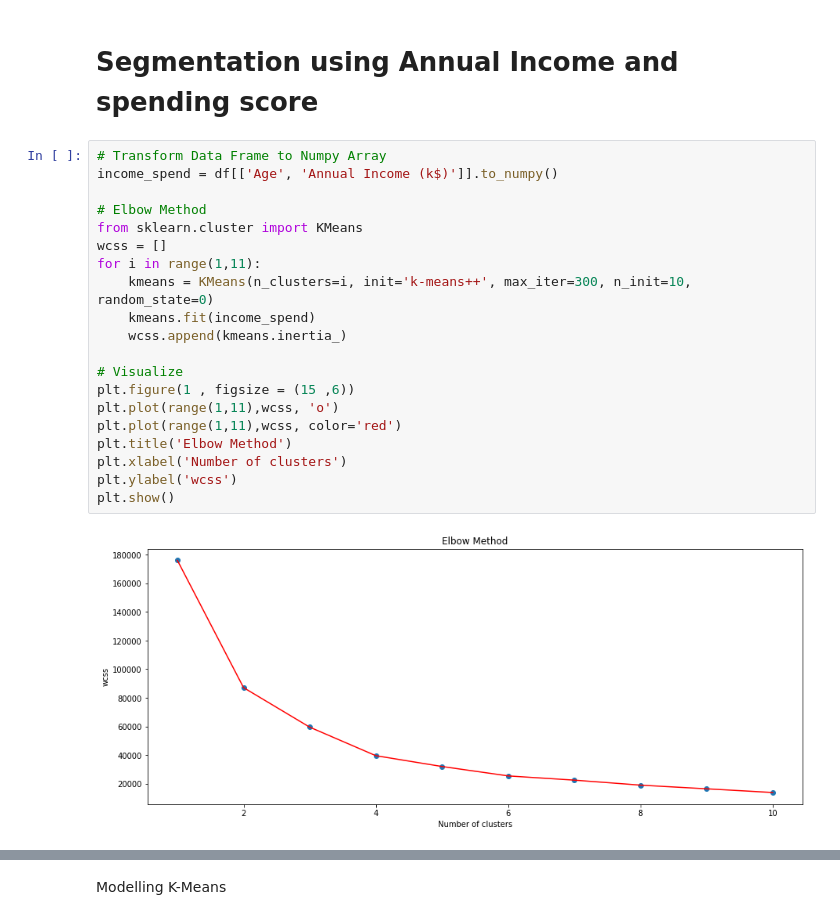
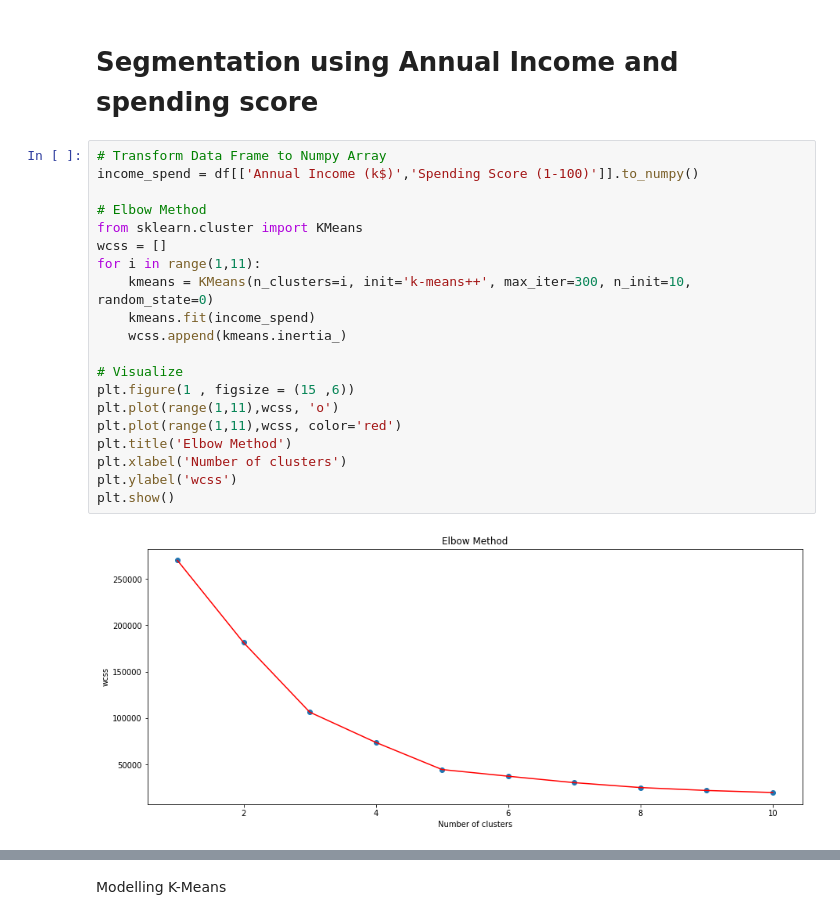
Before and after one commit to abduhsalam/Customer-Segmentation-Clustering, a Jupyter notebook: Customer_Segmentation_Clustering.ipynb, the cells around one changed output, grey strips where cells are left out. Drawn from its saved outputs; the diff is of its cells as text.

```diff
--- a/Customer_Segmentation_Clustering.ipynb
+++ b/Customer_Segmentation_Clustering.ipynb
@@ -198,26 +206,26 @@ plt.show()
 # Segmentation using Annual Income and spending score
 # %%
 # Transform Data Frame to Numpy Array
-income_spend = df[['Age', 'Annual Income (k$)']].to_numpy()
+income_spend = df[['Annual Income (k$)','Spending Score (1-100)']].to_numpy()
 
 # Elbow Method
 from sklearn.cluster import KMeans
 wcss = []
 for i in range(1,11):
     kmeans = KMeans(n_clusters=i, init='k-means++', max_iter=300, n_init=10, random_state=0)
     kmeans.fit(income_spend)
     wcss.append(kmeans.inertia_)
 
 # Visualize
 plt.figure(1 , figsize = (15 ,6))
 plt.plot(range(1,11),wcss, 'o')
 plt.plot(range(1,11),wcss, color='red')
 plt.title('Elbow Method')
 plt.xlabel('Number of clusters')
 plt.ylabel('wcss')
 plt.show()
 # %% [output]
-[figure, old version]
+[figure, new version]
 # %%
 # Silhoutte Method
 from sklearn.metrics import silhouette_score
```
Also changed, not shown: parts of 10 cells of this notebook.
